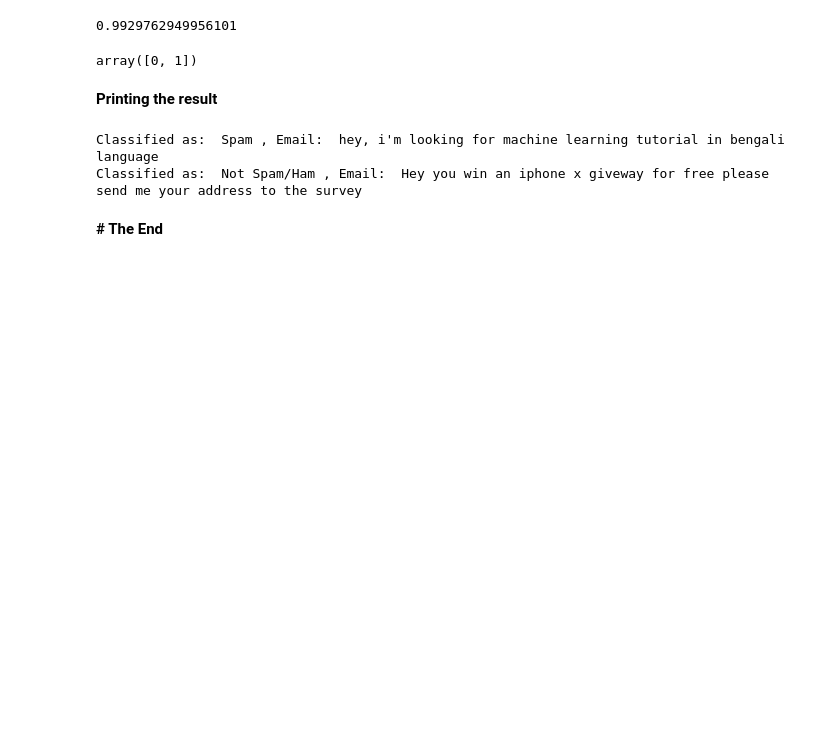
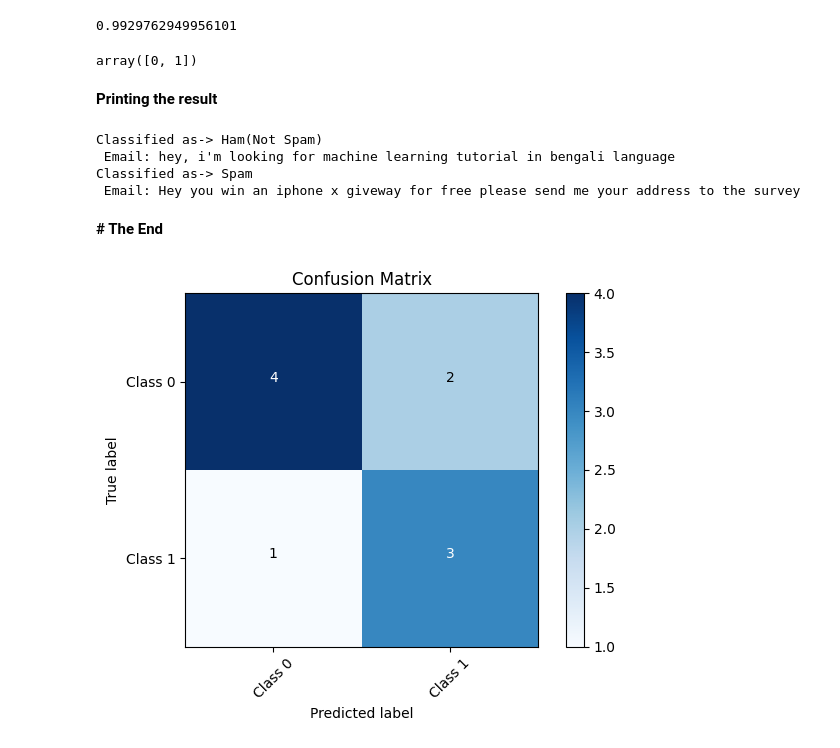
Before and after one commit to monirulhasan1996/SpamEmailClassification, a Jupyter notebook: SpamEmailClassification.ipynb, the cells around one changed output. Cells and saved outputs as stored; diff of their text form; code cells hidden in the pictures; blank space fills up the shorter version.

```diff
--- a/SpamEmailClassification.ipynb
+++ b/SpamEmailClassification.ipynb
@@ -181,11 +215,50 @@ array([0, 1])
 index = 0
 for i in result:
   email = emails[index];
-  status = "Spam" if (i == 0) else "Not Spam/Ham"
-  print("Classified as: ", status, ", Email: ", email)
+  status = "Spam" if (i == 1) else "Ham(Not Spam)"
+  print("Classified as->", status, "\n Email:", email)
   index += 1
 # %% [output]
-Classified as:  Spam , Email:  hey, i'm looking for machine learning tutorial in bengali language
-Classified as:  Not Spam/Ham , Email:  Hey you win an iphone x giveway for free please send me your address to the survey
+Classified as-> Ham(Not Spam)
+ Email: hey, i'm looking for machine learning tutorial in bengali language
+Classified as-> Spam
+ Email: Hey you win an iphone x giveway for free please send me your address to the survey
 # %% [markdown]
 **# The End**
+# %%
+import numpy as np
+import matplotlib.pyplot as plt
+from sklearn.metrics import confusion_matrix
+
+# Example ground truth and predicted labels
+ground_truth = [0, 1, 0, 1, 1, 0, 0, 1, 0, 0]
+predicted_labels = [0, 0, 1, 1, 1, 0, 0, 1, 0, 1]
+
+# Create confusion matrix
+cm = confusion_matrix(ground_truth, predicted_labels)
+
+# Define class labels
+class_labels = ['Class 0', 'Class 1']
+
+# Plot confusion matrix
+plt.imshow(cm, interpolation='nearest', cmap=plt.cm.Blues)
+plt.title('Confusion Matrix')
+plt.colorbar()
+tick_marks = np.arange(len(class_labels))
+plt.xticks(tick_marks, class_labels, rotation=45)
+plt.yticks(tick_marks, class_labels)
+
+# Add labels to each cell
+thresh = cm.max() / 2.0
+for i in range(cm.shape[0]):
+    for j in range(cm.shape[1]):
+        plt.text(j, i, format(cm[i, j], 'd'),
+                 horizontalalignment="center",
+                 color="white" if cm[i, j] > thresh else "black")
+
+plt.ylabel('True label')
+plt.xlabel('Predicted label')
+plt.tight_layout()
+plt.show()
+# %% [output]
+[figure, added]
```
Also changed, not shown: parts of 6 cells of this notebook.
